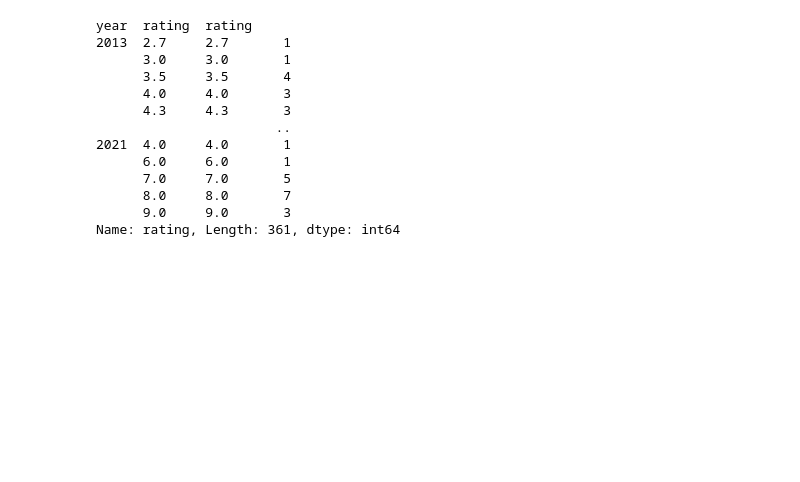
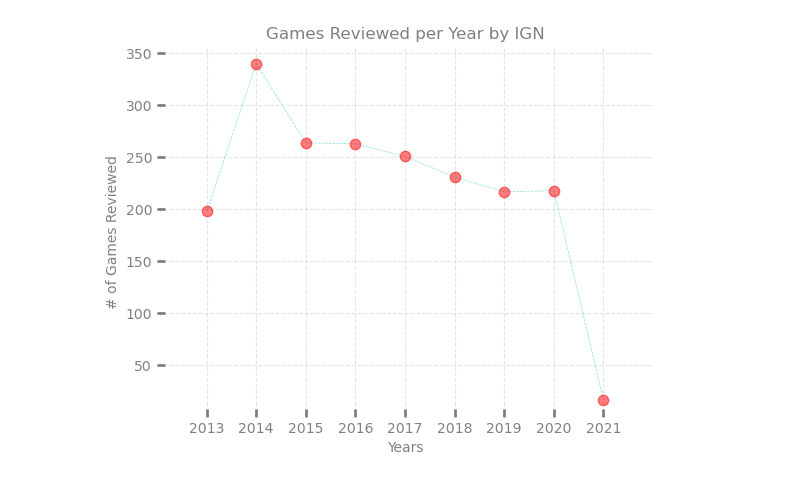
Before and after one commit to tibrado/game-reviews-and-iteractions, a Jupyter notebook: src/Chart_Maker.ipynb, the cells around one changed output. Cells and saved outputs as stored; diff of their text form; code cells hidden in the pictures; blank space fills up the shorter version.

```diff
--- a/src/Chart_Maker.ipynb
+++ b/src/Chart_Maker.ipynb
@@ -16,19 +16,28 @@ df.head()
 | 2 | 7.0 | 2021-02-10 | 1291 | super mario 3d world + bowser’s fury | 2 | 2021 | unknown | high | medium |
 | 3 | 8.0 | 2021-02-09 | 377 | persona 5 strikers | 2 | 2021 | unknown | medium | medium |
 | 4 | 7.0 | 2021-02-09 | 117 | little nightmares 2 | 2 | 2021 | unknown | medium | medium |
-# %%
-df.groupby(['year', 'rating'])['rating'].value_counts()
-# %% [output]
-year  rating  rating
-2013  2.7     2.7       1
-      3.0     3.0       1
-      3.5     3.5       4
-      4.0     4.0       3
-      4.3     4.3       3
-                       ..
-2021  4.0     4.0       1
-      6.0     6.0       1
-      7.0     7.0       5
-      8.0     8.0       7
-      9.0     9.0       3
-Name: rating, Length: 361, dtype: int64
+# %%
+plt.style.use('default')
+
+df[['year', 'rating', 'comment_count']].groupby('year').count().plot(legend = False,
+                                fontsize = 10, style = ['c--','r.'], lw = 0.5,
+                                alpha = 0.5, markersize = 15, xlim = (2012, 2022))
+
+
+_ = plt.xticks(range(2013, 2022))
+_ = plt.xlabel("Years", size = 10, color = 'grey')
+_ = plt.ylabel("# of Games Reviewed", size = 10, color = 'grey')
+
+# Remove border
+for spine in plt.gca().spines.values():
+    spine.set_visible(False)
+
+_ = plt.title("Games Reviewed per Year by IGN", size = 12, color = 'grey')
+_ = plt.grid(color = 'grey', linestyle = '--')
+_ = plt.tick_params(direction='in', length=6, width=2, colors='grey',
+                   grid_color='gray', grid_alpha=0.2)
+
+# Save image
+plt.savefig('../img/game_reviewed.png')
+# %% [output]
+[figure, added]
```
Also changed, not shown: parts of 1 cell of this notebook, 2 other files.
